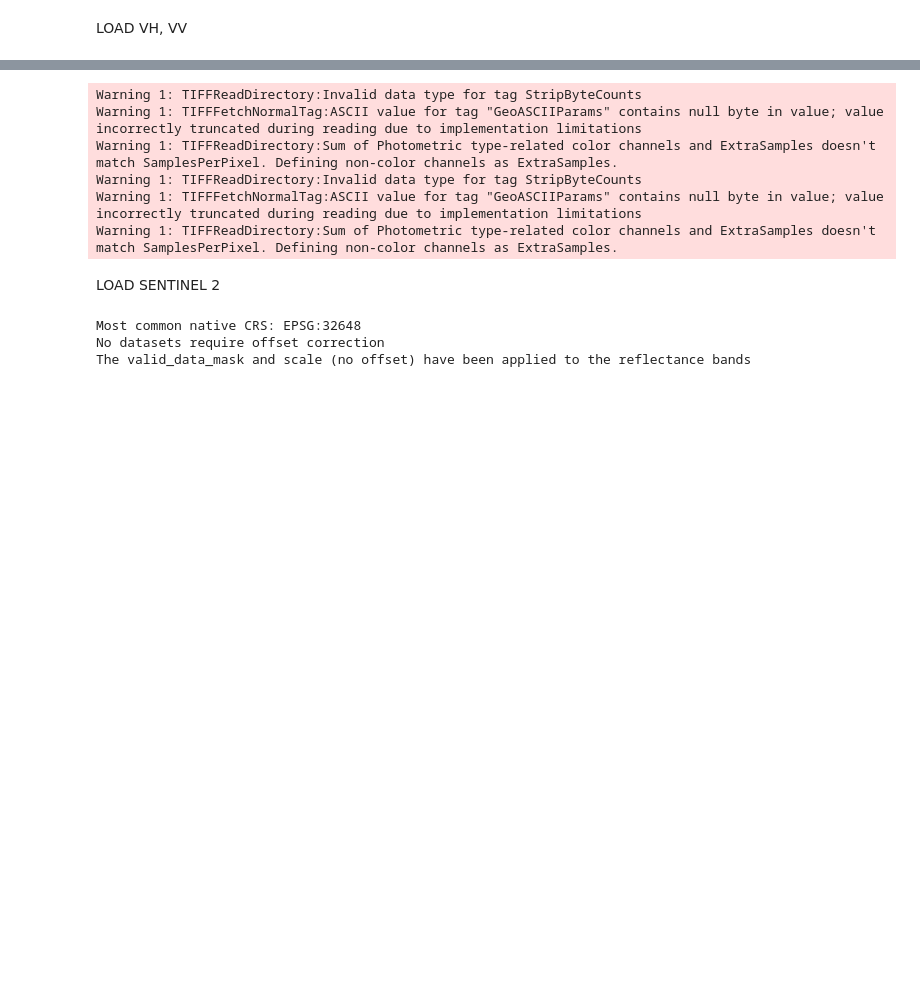
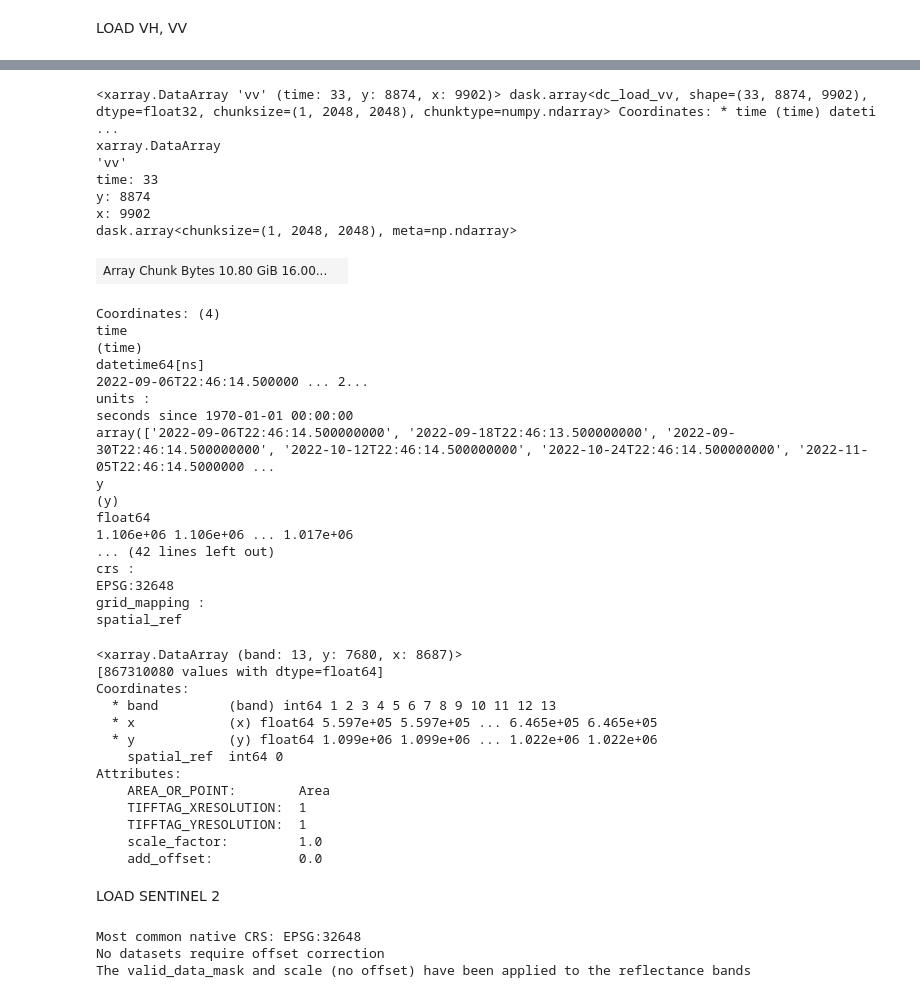
Before and after one commit to minhify/CTU-CSIROBoeingPhase5, a Jupyter notebook: new_train.ipynb, the cells around one changed output, grey strips where cells are left out. Cells and saved outputs as stored; diff of their text form; code cells hidden in the pictures; blank space fills up the shorter version.

```diff
--- a/new_train.ipynb
+++ b/new_train.ipynb
@@ -56,11 +117,48 @@ Wall time: 169 µs
+# %%
+vv_data = ds.vv
+vv_data
+# %% [output]
+<xarray.DataArray 'vv' (time: 33, y: 8874, x: 9902)> dask.array<dc_load_vv, shape=(33, 8874, 9902), dtype=float32, chunksize=(1, 2048, 2048), chunktype=numpy.ndarray> Coordinates: * time (time) dateti ...
+xarray.DataArray
+'vv'
+time: 33
+y: 8874
+x: 9902
+dask.array<chunksize=(1, 2048, 2048), meta=np.ndarray>
+| Array Chunk Bytes 10.80 GiB 16.00... |  |
+Coordinates: (4)
+time
+(time)
+datetime64[ns]
+2022-09-06T22:46:14.500000 ... 2...
+units :
+seconds since 1970-01-01 00:00:00
+array(['2022-09-06T22:46:14.500000000', '2022-09-18T22:46:13.500000000', '2022-09-30T22:46:14.500000000', '2022-10-12T22:46:14.500000000', '2022-10-24T22:46:14.500000000', '2022-11-05T22:46:14.5000000 ...
+y
+(y)
+float64
+1.106e+06 1.106e+06 ... 1.017e+06
+... (42 lines left out)
+crs :
+EPSG:32648
+grid_mapping :
+spatial_ref
 # %%
 dsvh, dsvv = load_sen1(name_vh, name_vv)
+dsvv
 # %% [output]
-Warning 1: TIFFReadDirectory:Invalid data type for tag StripByteCounts
-Warning 1: TIFFFetchNormalTag:ASCII value for tag "GeoASCIIParams" contains null byte in value; value incorrectly truncated during reading due to implementation limitations
-Warning 1: TIFFReadDirectory:Sum of Photometric type-related color channels and ExtraSamples doesn't match SamplesPerPixel. Defining non-color channels as ExtraSamples.
-Warning 1: TIFFReadDirectory:Invalid data type for tag StripByteCounts
-Warning 1: TIFFFetchNormalTag:ASCII value for tag "GeoASCIIParams" contains null byte in value; value incorrectly truncated during reading due to implementation limitations
-Warning 1: TIFFReadDirectory:Sum of Photometric type-related color channels and ExtraSamples doesn't match SamplesPerPixel. Defining non-color channels as ExtraSamples.
+<xarray.DataArray (band: 13, y: 7680, x: 8687)>
+[867310080 values with dtype=float64]
+Coordinates:
+  * band         (band) int64 1 2 3 4 5 6 7 8 9 10 11 12 13
+  * x            (x) float64 5.597e+05 5.597e+05 ... 6.465e+05 6.465e+05
+  * y            (y) float64 1.099e+06 1.099e+06 ... 1.022e+06 1.022e+06
+    spatial_ref  int64 0
+Attributes:
+    AREA_OR_POINT:        Area
+    TIFFTAG_XRESOLUTION:  1
+    TIFFTAG_YRESOLUTION:  1
+    scale_factor:         1.0
+    add_offset:           0.0
 # %% [markdown]
 LOAD SENTINEL 2
```
Also changed, not shown: parts of 6 cells of this notebook, 3 other files.
